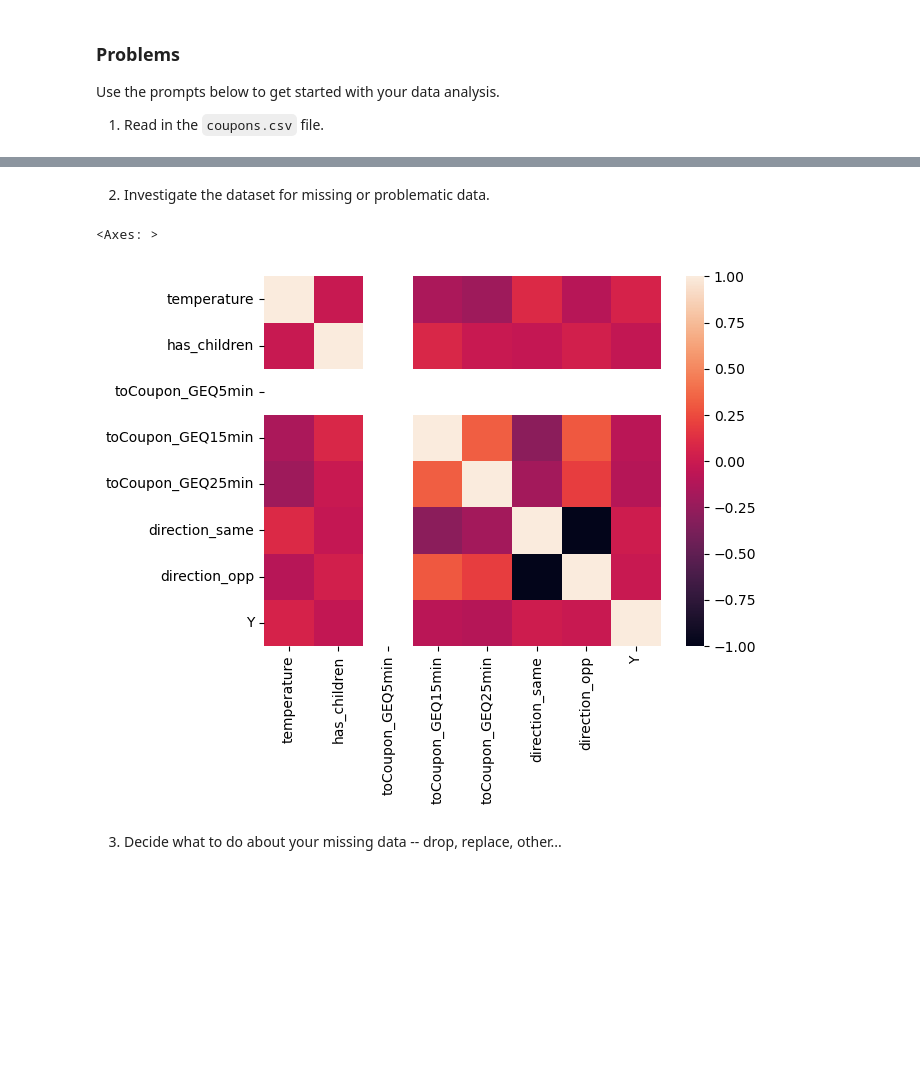
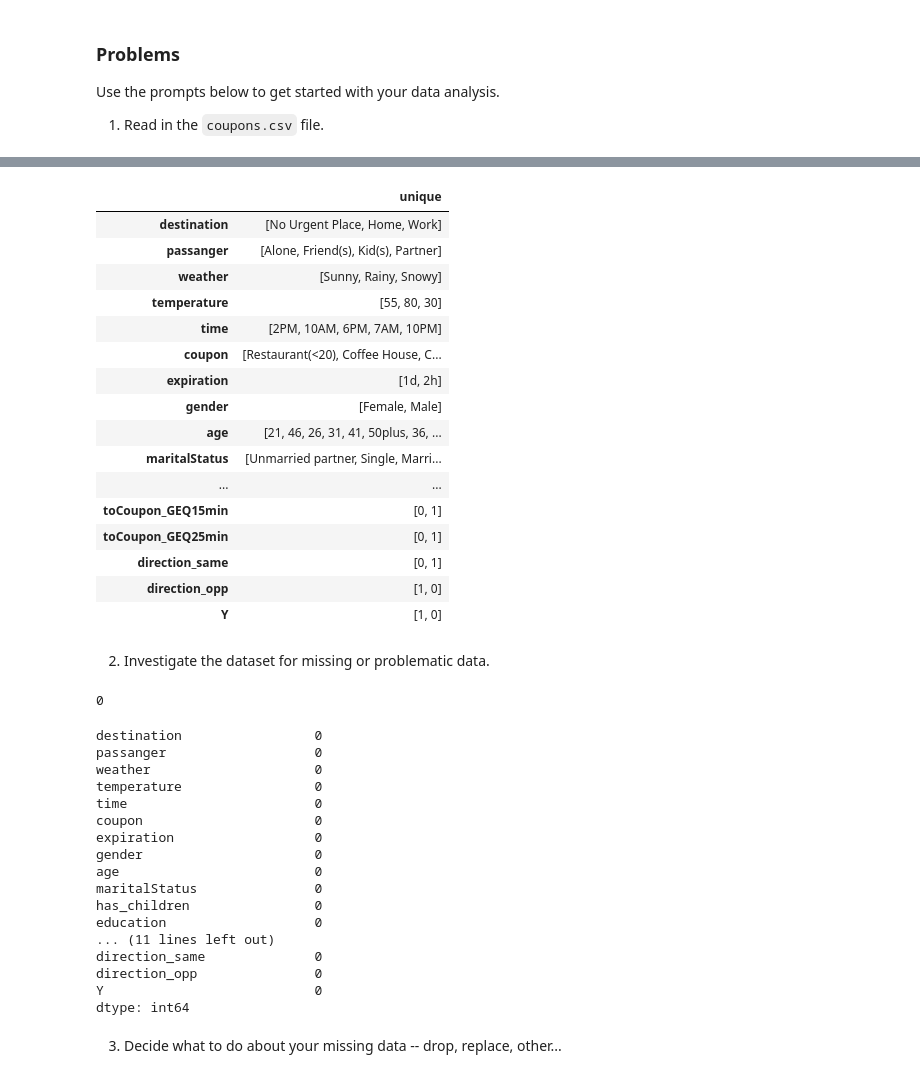
Before and after one commit to 1kit/Berkeley-Practical-Application_5_1, a Jupyter notebook: prompt.ipynb, the cells around one changed output, grey strips where cells are left out. Cells and saved outputs as stored; diff of their text form; code cells hidden in the pictures; blank space fills up the shorter version.

```diff
--- a/prompt.ipynb
+++ b/prompt.ipynb
@@ -81,10 +120,49 @@ data.head()
+# %%
+data.agg(['unique']).T
+# %% [output]
+|  | unique |
+| destination | [No Urgent Place, Home, Work] |
+| passanger | [Alone, Friend(s), Kid(s), Partner] |
+| weather | [Sunny, Rainy, Snowy] |
+| temperature | [55, 80, 30] |
+| time | [2PM, 10AM, 6PM, 7AM, 10PM] |
+| coupon | [Restaurant(<20), Coffee House, C... |
+| expiration | [1d, 2h] |
+| gender | [Female, Male] |
+| age | [21, 46, 26, 31, 41, 50plus, 36, ... |
+| maritalStatus | [Unmarried partner, Single, Marri... |
+| ... | ... |
+| toCoupon_GEQ15min | [0, 1] |
+| toCoupon_GEQ25min | [0, 1] |
+| direction_same | [0, 1] |
+| direction_opp | [1, 0] |
+| Y | [1, 0] |
 # %% [markdown]
 2. Investigate the dataset for missing or problematic data.
-# %%
-corr = data.corr(numeric_only=True)
-sns.heatmap(corr)
-# %% [output]
-<Axes: >
-[figure, removed]
+# %%
+data = data.drop_duplicates()
+data.duplicated().sum()
+# %% [output]
+0
+# %%
+data.isna().sum()
+# %% [output]
+destination                 0
+passanger                   0
+weather                     0
+temperature                 0
+time                        0
+coupon                      0
+expiration                  0
+gender                      0
+age                         0
+maritalStatus               0
+has_children                0
+education                   0
+... (11 lines left out)
+direction_same              0
+direction_opp               0
+Y                           0
+dtype: int64
 # %% [markdown]
 3. Decide what to do about your missing data -- drop, replace, other...
```
Also changed, not shown: parts of 9 cells of this notebook.
